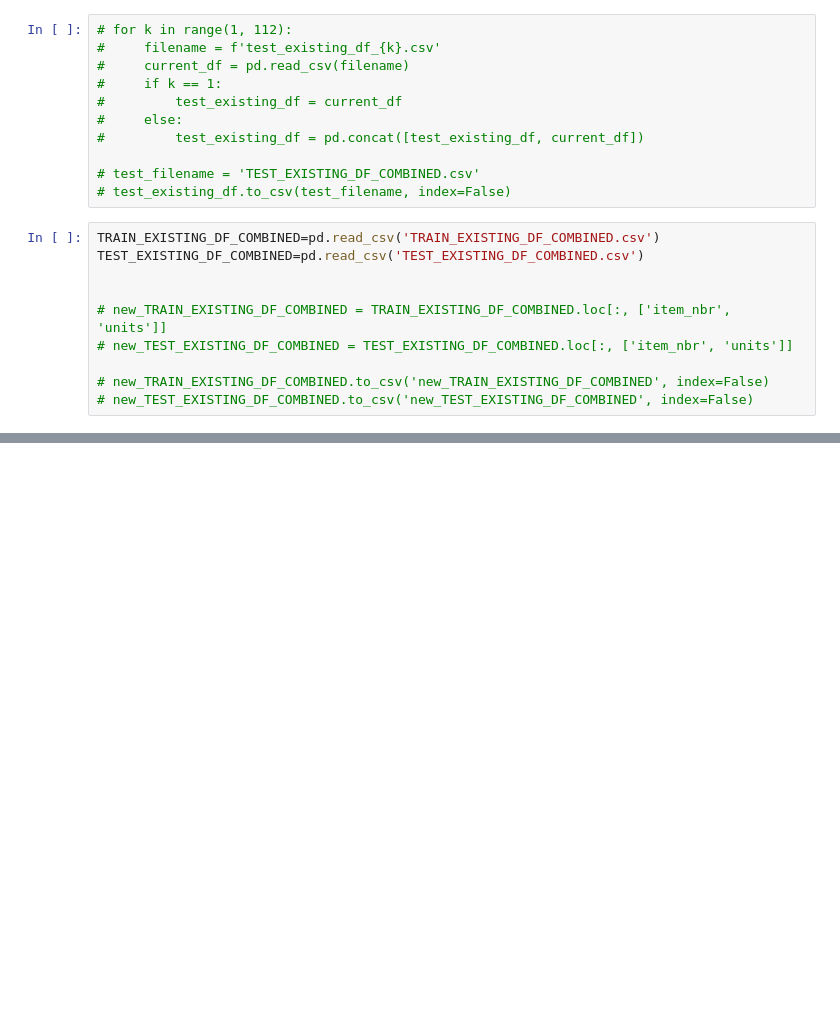
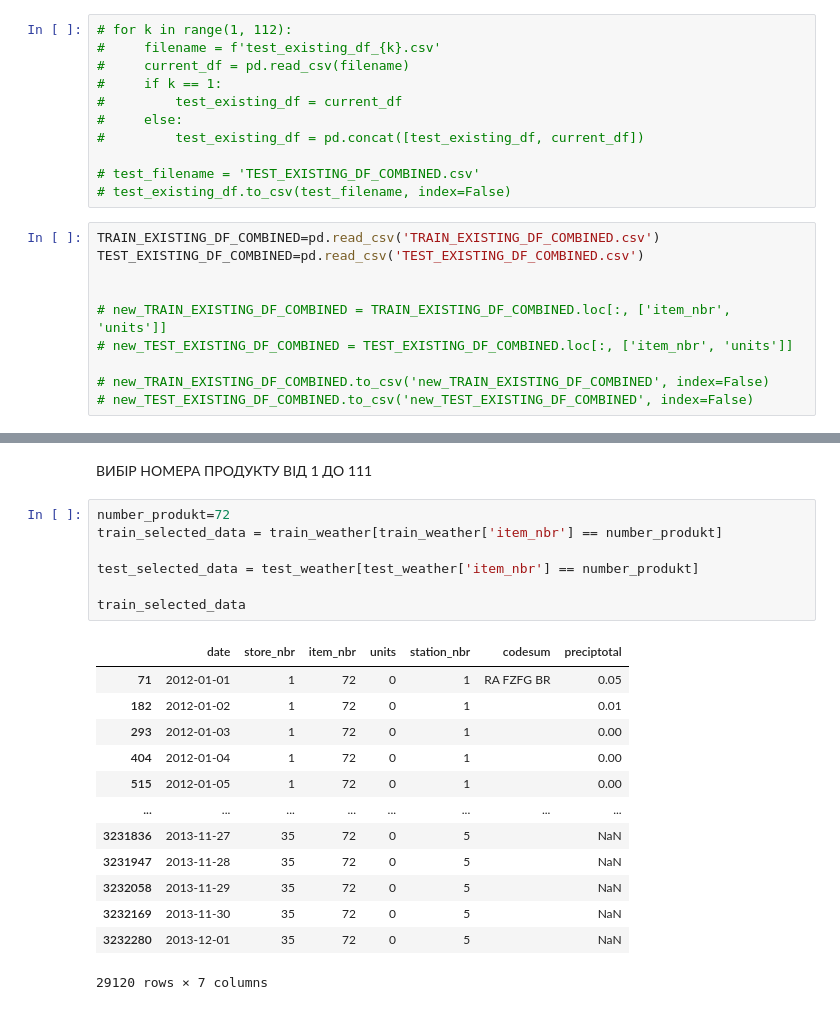
Before and after one commit to Zhenya72/GroupProject, a Jupyter notebook: Group_analysis.ipynb, the cells around one changed output, grey strips where cells are left out. Cells and saved outputs as stored; diff of their text form; blank space fills up the shorter version.

```diff
--- a/Group_analysis.ipynb
+++ b/Group_analysis.ipynb
@@ -371,3 +371,26 @@ plt.legend()
 plt.show()
 # %% [output]
 [figure]
+# %% [markdown]
+ВИБІР НОМЕРА ПРОДУКТУ ВІД 1 ДО 111
+# %%
+number_produkt=72
+train_selected_data = train_weather[train_weather['item_nbr'] == number_produkt]
+
+test_selected_data = test_weather[test_weather['item_nbr'] == number_produkt]
+
+train_selected_data
+# %% [output]
+|  | date | store_nbr | item_nbr | units | station_nbr | codesum | preciptotal |
+| 71 | 2012-01-01 | 1 | 72 | 0 | 1 | RA FZFG BR | 0.05 |
+| 182 | 2012-01-02 | 1 | 72 | 0 | 1 |  | 0.01 |
+| 293 | 2012-01-03 | 1 | 72 | 0 | 1 |  | 0.00 |
+| 404 | 2012-01-04 | 1 | 72 | 0 | 1 |  | 0.00 |
+| 515 | 2012-01-05 | 1 | 72 | 0 | 1 |  | 0.00 |
+| ... | ... | ... | ... | ... | ... | ... | ... |
+| 3231836 | 2013-11-27 | 35 | 72 | 0 | 5 |  | NaN |
+| 3231947 | 2013-11-28 | 35 | 72 | 0 | 5 |  | NaN |
+| 3232058 | 2013-11-29 | 35 | 72 | 0 | 5 |  | NaN |
+| 3232169 | 2013-11-30 | 35 | 72 | 0 | 5 |  | NaN |
+| 3232280 | 2013-12-01 | 35 | 72 | 0 | 5 |  | NaN |
+29120 rows × 7 columns
```
Also changed, not shown: parts of 7 cells of this notebook.
